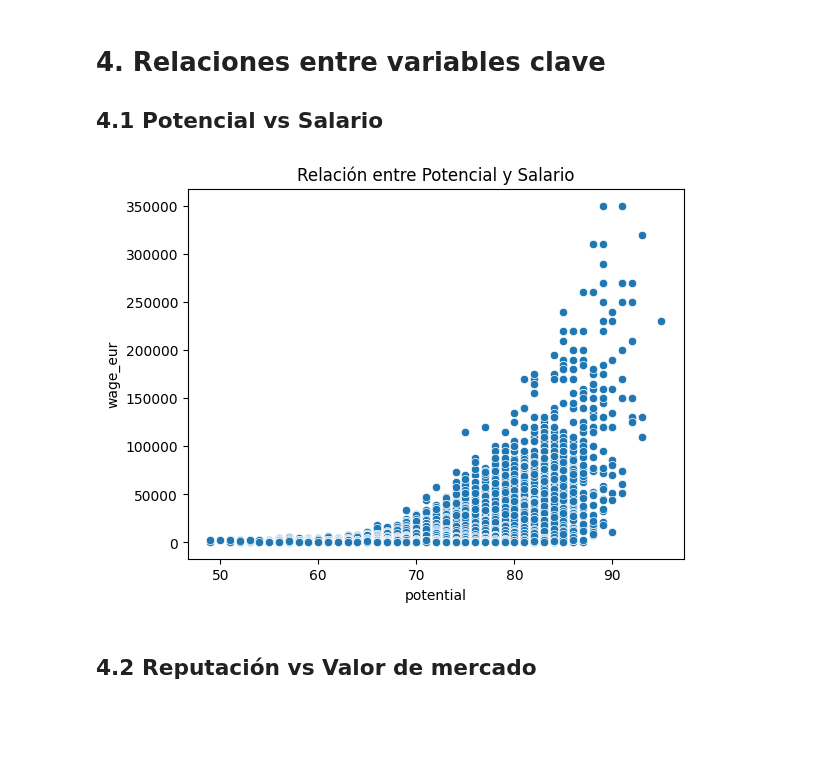
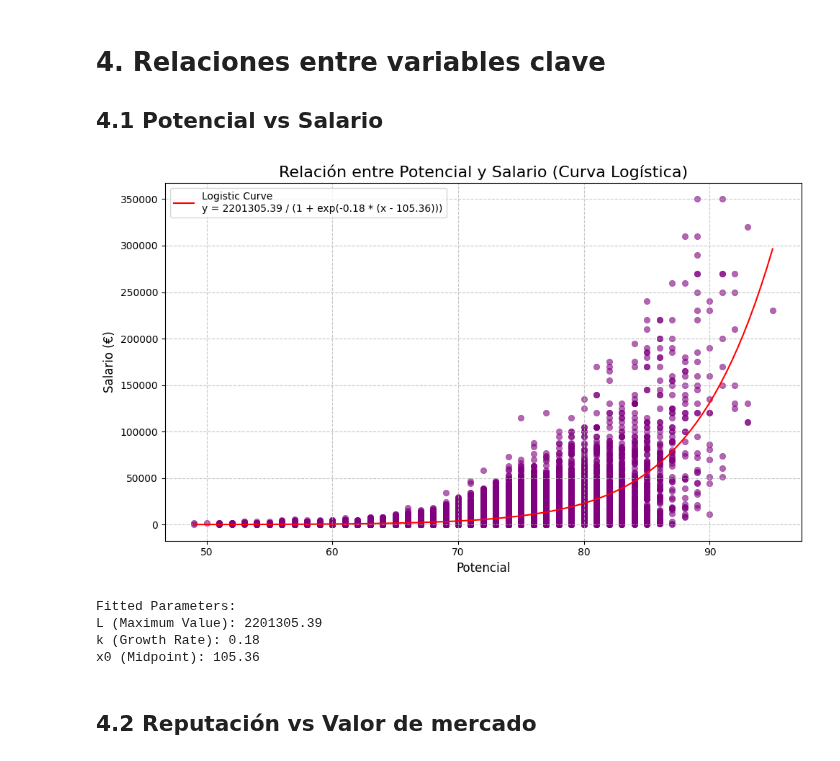
Before and after one commit to julihocc/202511-tec-3d, a Jupyter notebook: fifa22-eda.ipynb, the cells around one changed output. Saved outputs shown, nothing was run; the diff lists cells and outputs as text; code cells hidden in the pictures; blank space fills up the shorter version.

Commit message:
Create a logistic model for the relationship between potential and salary

```diff
--- a/fifa22-eda.ipynb
+++ b/fifa22-eda.ipynb
@@ -338,12 +338,53 @@ Passing `palette` without assigning `hue` is deprecated and will be removed in v
 # 4. Relaciones entre variables clave
 
 ## 4.1 Potencial vs Salario
-# %%
-sns.scatterplot(x="potential", y="wage_eur", data=df)
-plt.title("Relación entre Potencial y Salario")
-plt.show()
-# %% [output]
-[figure, removed]
+# %%
+# Logistic curve fitting for Potential vs Salary
+import numpy as np
+import matplotlib.pyplot as plt
+import seaborn as sns
+from scipy.optimize import curve_fit
+
+# Define the logistic function
+def logistic_func(x, L, k, x0):
+    return L / (1 + np.exp(-k * (x - x0)))
+
+# Filter out rows where potential or wage_eur is NaN or <= 0
+df_filtered = df[df["potential"] > 0]
+df_filtered = df_filtered.dropna(subset=["potential", "wage_eur"])
+
+# Prepare data for curve fitting
+x_data = df_filtered["potential"]
+y_data = df_filtered["wage_eur"]
+
+# Fit the logistic curve
+initial_guess = [y_data.max(), 0.1, x_data.mean()]  # Initial guesses for L, k, and x0
+params, _ = curve_fit(logistic_func, x_data, y_data, p0=initial_guess, maxfev=10000)
+
+# Generate predictions for the logistic curve
+x_values = np.linspace(x_data.min(), x_data.max(), 100)
+y_values = logistic_func(x_values, *params)
+
+# Plot the scatter plot and logistic curve
+plt.figure(figsize=(10, 6))
+sns.scatterplot(x="potential", y="wage_eur", data=df_filtered, alpha=0.6, color="purple", edgecolor=None)
+plt.plot(x_values, y_values, color="red", label=f"Logistic Curve\ny = {params[0]:.2f} / (1 + exp(-{params[1]:.2f} * (x - {params[2]:.2f})))")
+plt.title("Relación entre Potencial y Salario (Curva Logística)", fontsize=16)
+plt.xlabel("Potencial", fontsize=12)
+plt.ylabel("Salario (€)", fontsize=12)
+plt.grid(axis="both", linestyle="--", alpha=0.7)
+plt.legend()
+plt.tight_layout()
+plt.show()
+
+# Print the fitted parameters
+print(f"Fitted Parameters:\nL (Maximum Value): {params[0]:.2f}\nk (Growth Rate): {params[1]:.2f}\nx0 (Midpoint): {params[2]:.2f}")
+# %% [output]
+[figure, added]
+Fitted Parameters:
+L (Maximum Value): 2201305.39
+k (Growth Rate): 0.18
+x0 (Midpoint): 105.36
 # %% [markdown]
 ## 4.2 Reputación vs Valor de mercado
 # %%
```
